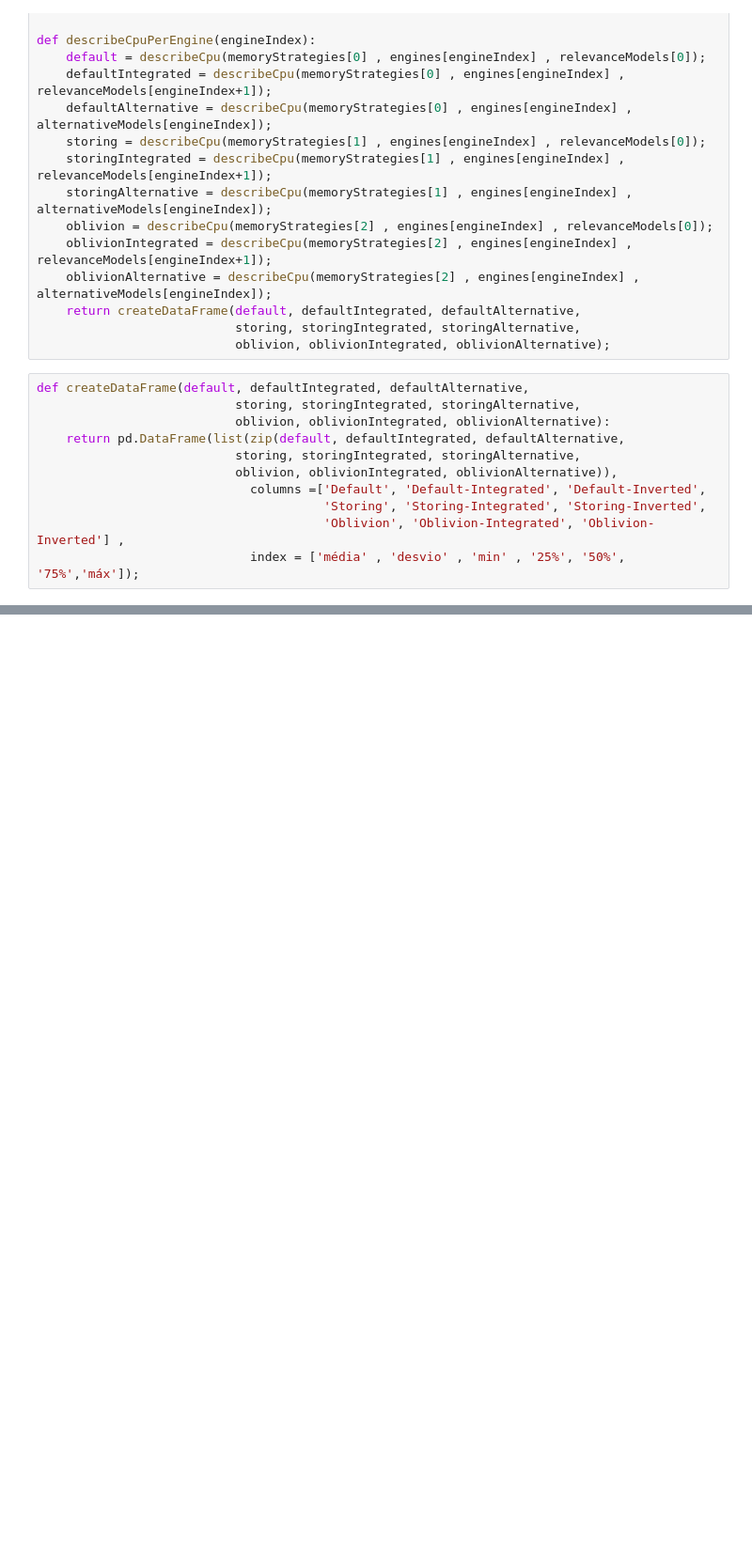
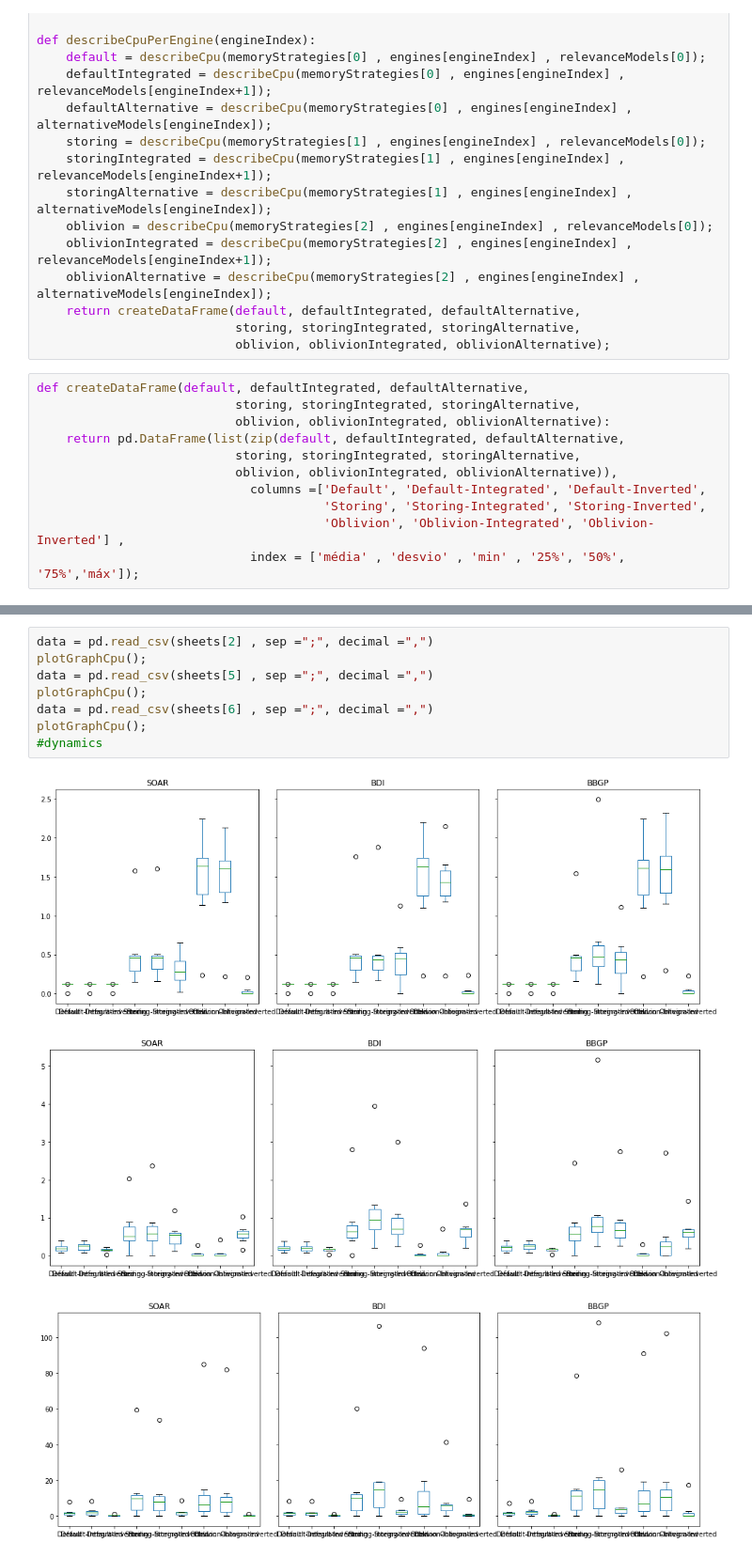
Before and after one commit to felipeluizbill/data-oriented-belief-revision, a Jupyter notebook: notebook.ipynb, the cells around one changed output, grey strips where cells are left out. Shown: that part at 94% size. Drawn from its saved outputs; the diff is of its cells as text; blank space fills up the shorter version.

```diff
--- a/notebook.ipynb
+++ b/notebook.ipynb
@@ -136,0 +133,12 @@ plotGraphMem()
+# %%
+data = pd.read_csv(sheets[2] , sep =";", decimal =",")
+plotGraphCpu();
+data = pd.read_csv(sheets[5] , sep =";", decimal =",")
+plotGraphCpu();
+data = pd.read_csv(sheets[6] , sep =";", decimal =",")
+plotGraphCpu();
+#dynamics
+# %% [output]
+[figure, added]
+[figure, added]
+[figure, added]
```
Also changed, not shown: parts of 9 cells of this notebook, 15 other files.
